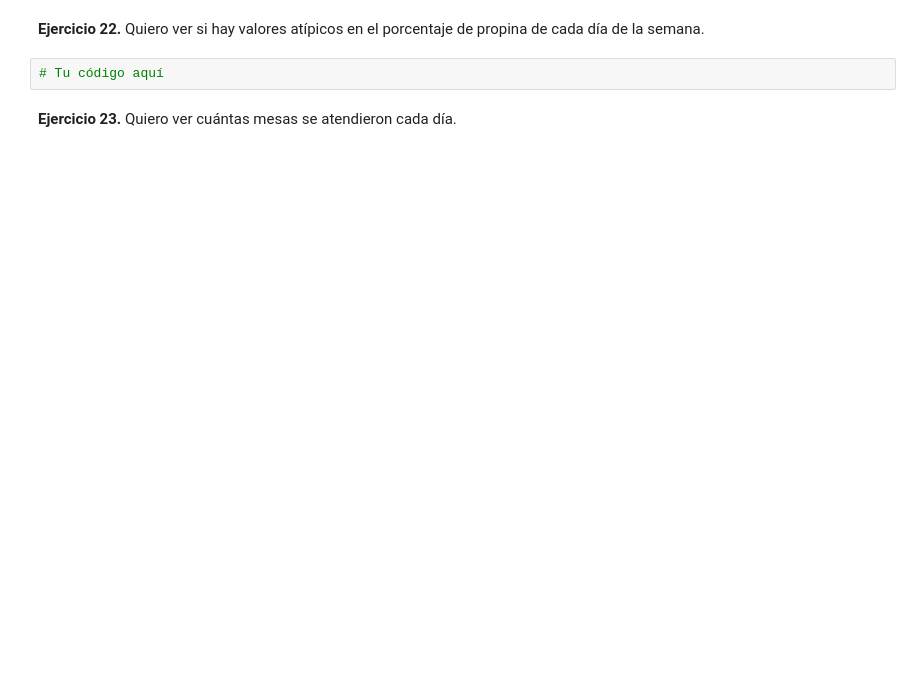
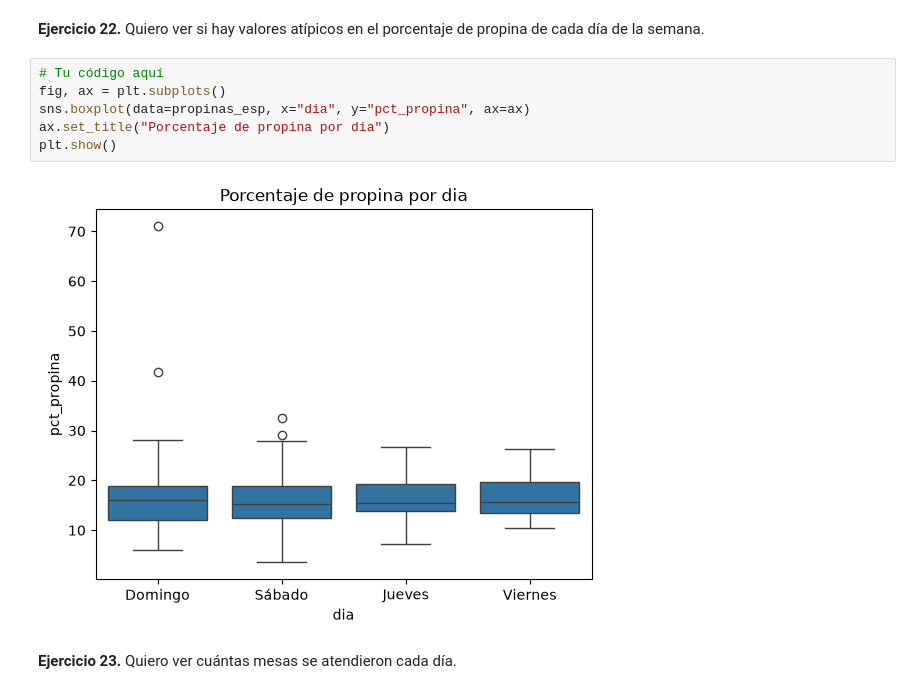
Before and after one commit to Flavs345009/ml-course, a Jupyter notebook: workspace/01_actividad_numpy_pandas.ipynb, the cells around one changed output. Saved outputs shown, nothing was run; the diff lists cells and outputs as text; blank space fills up the shorter version.

```diff
--- a/workspace/01_actividad_numpy_pandas.ipynb
+++ b/workspace/01_actividad_numpy_pandas.ipynb
@@ -857,6 +867,12 @@ TypeError: Data source must be a DataFrame or Mapping, not <class 'pandas.Series
 **Ejercicio 22.** Quiero ver si hay valores atípicos en el porcentaje de propina de cada día de la semana.
 # %%
 # Tu código aquí
+fig, ax = plt.subplots()
+sns.boxplot(data=propinas_esp, x="dia", y="pct_propina", ax=ax)
+ax.set_title("Porcentaje de propina por dia")
+plt.show()
+# %% [output]
+[figure, added]
 # %% [markdown]
 **Ejercicio 23.** Quiero ver cuántas mesas se atendieron cada día.
 # %%
```
Also changed, not shown: parts of 5 cells of this notebook.
